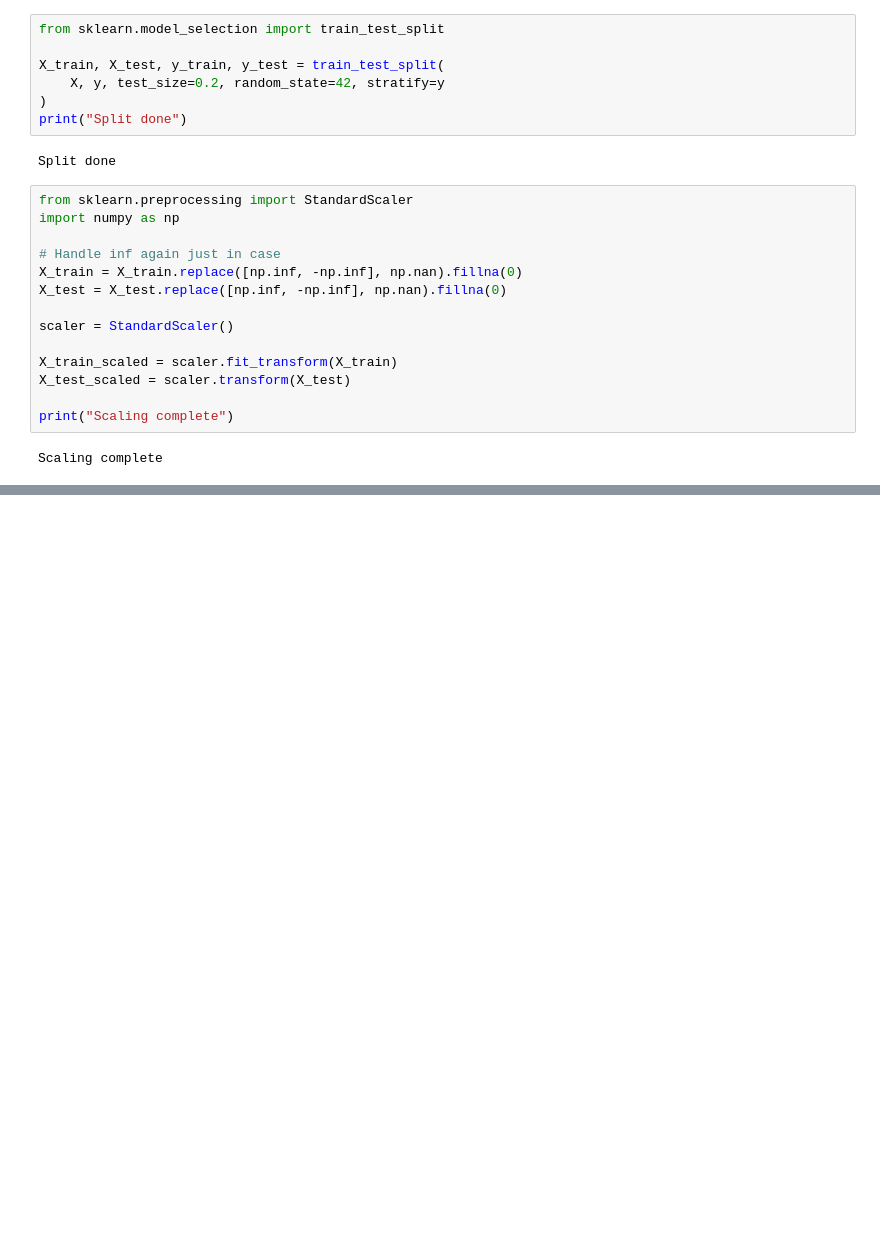
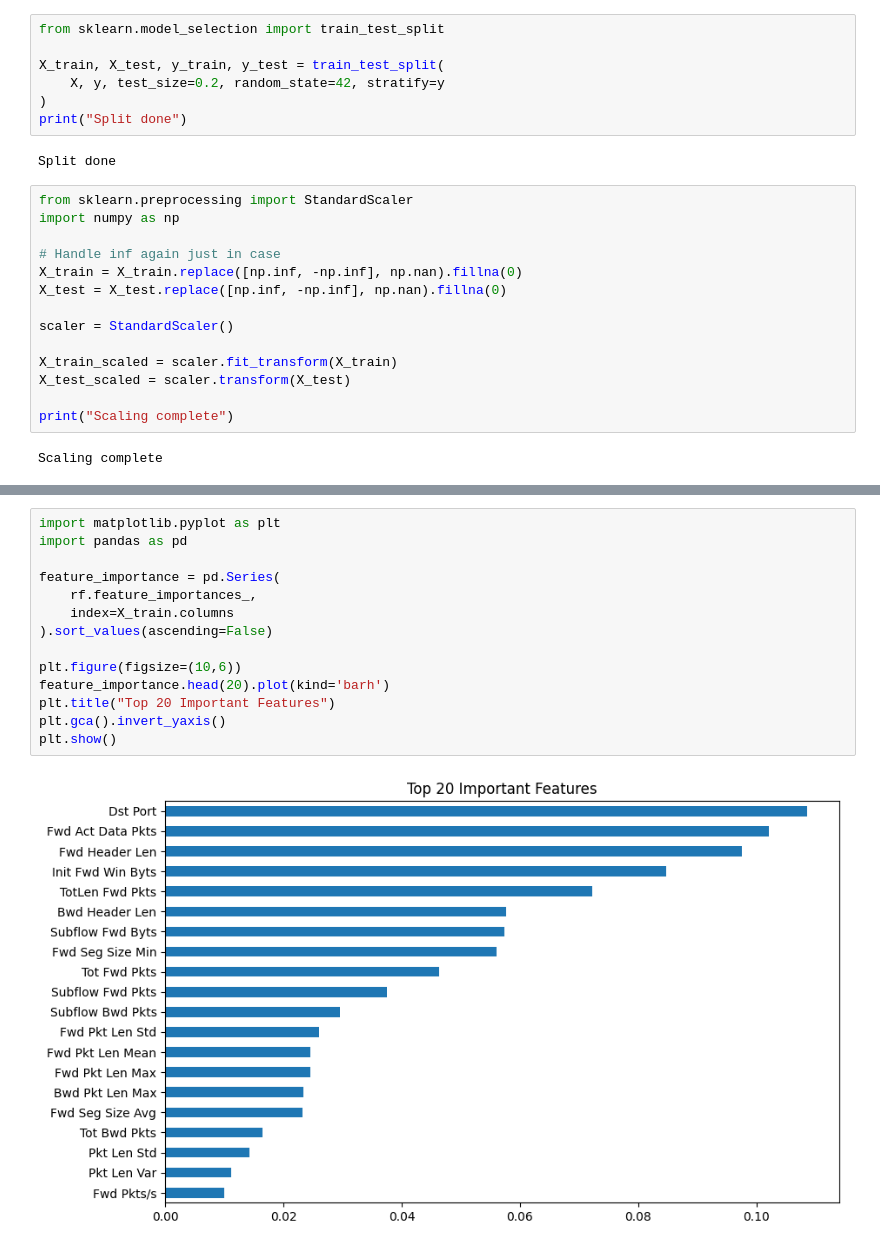
Before and after one commit to harsh27004/ai-ids, a Jupyter notebook: notebooks/03_modeling.ipynb, the cells around one changed output, grey strips where cells are left out. Saved outputs shown, nothing was run; the diff lists cells and outputs as text; blank space fills up the shorter version.

```diff
--- a/notebooks/03_modeling.ipynb
+++ b/notebooks/03_modeling.ipynb
@@ -122,0 +137,16 @@ joblib.dump(scaler, "../models/scaler.pkl")
+# %%
+import matplotlib.pyplot as plt
+import pandas as pd
+
+feature_importance = pd.Series(
+    rf.feature_importances_,
+    index=X_train.columns
+).sort_values(ascending=False)
+
+plt.figure(figsize=(10,6))
+feature_importance.head(20).plot(kind='barh')
+plt.title("Top 20 Important Features")
+plt.gca().invert_yaxis()
+plt.show()
+# %% [output]
+[figure, added]
```
Also changed, not shown: parts of 18 cells of this notebook, 3 other files.
